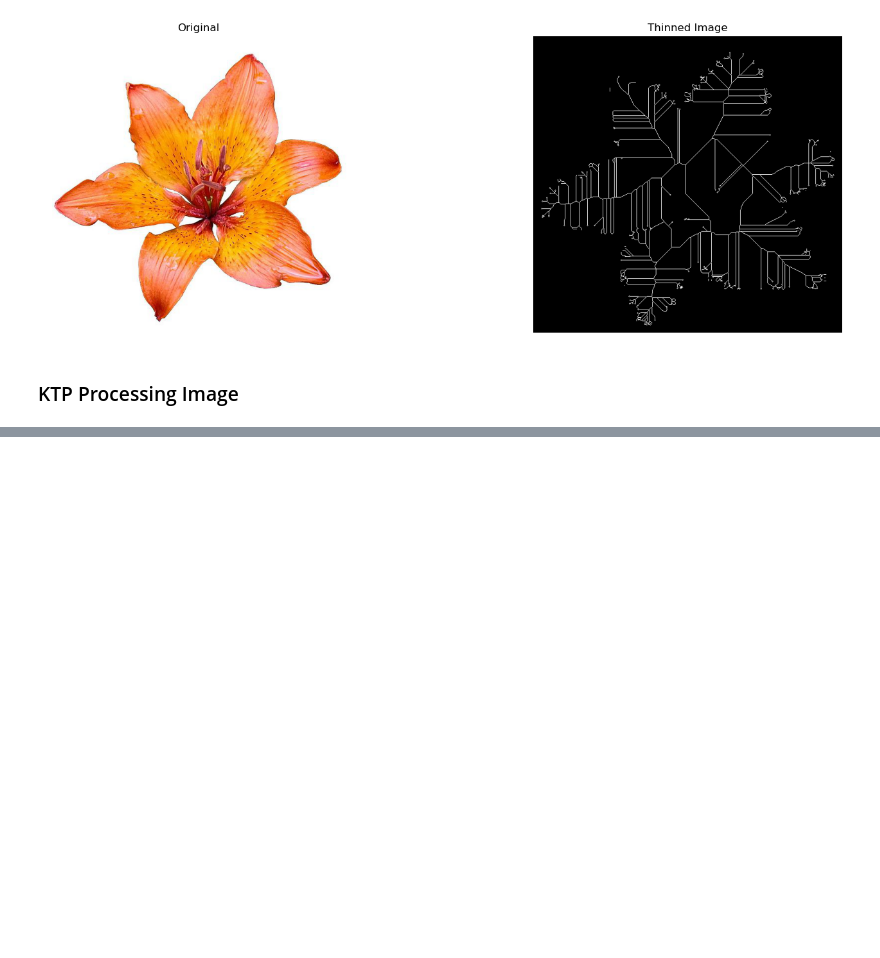
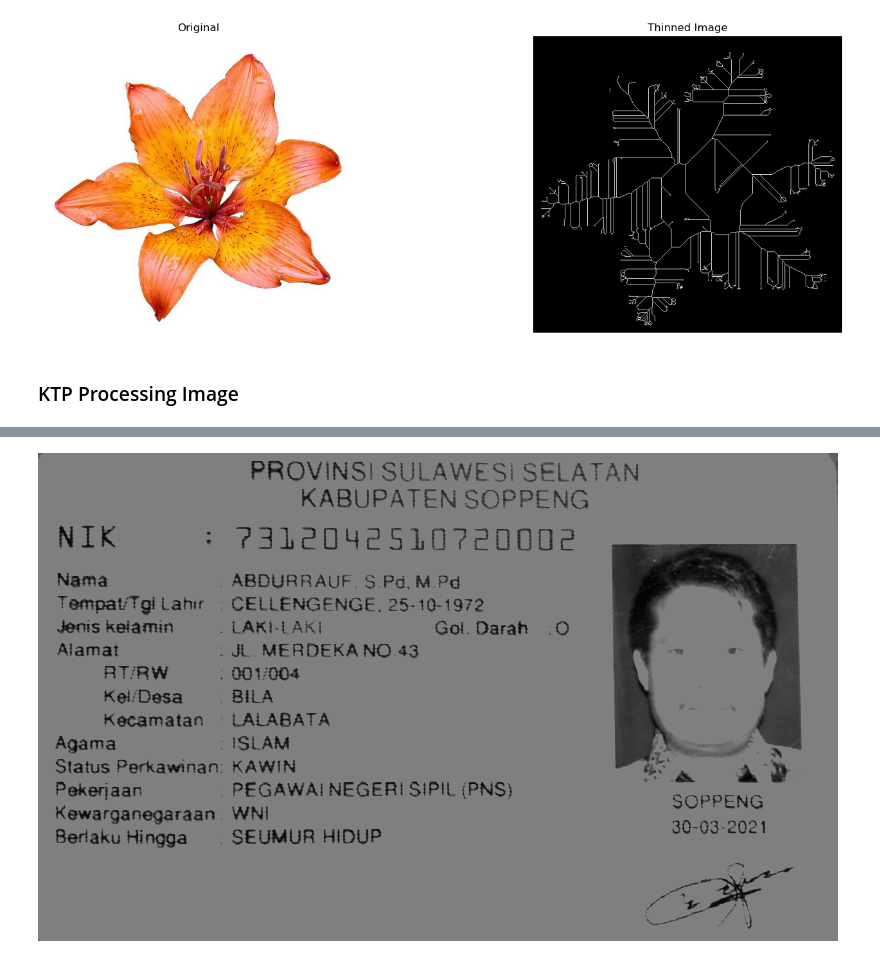
Before and after one commit to ilhamydn17/PCVK_Ganjil_2023, a Jupyter notebook: PCVK_Week_09.ipynb, the cells around one changed output, grey strips where cells are left out. Drawn from its saved outputs; the diff is of its cells as text; code cells hidden in the pictures; blank space fills up the shorter version.

```diff
--- a/PCVK_Week_09.ipynb
+++ b/PCVK_Week_09.ipynb
@@ -557,0 +568,7 @@ ax2.imshow(thinned_image, cmap='gray')
+# %%
+# try to apply thresholding
+_, thresh_img = cv.threshold(gray_image, 127, 255, cv.THRESH_TRUNC)
+
+show(thresh_img)
+# %% [output]
+[figure, added]
```
Also changed, not shown: parts of 14 cells of this notebook.
